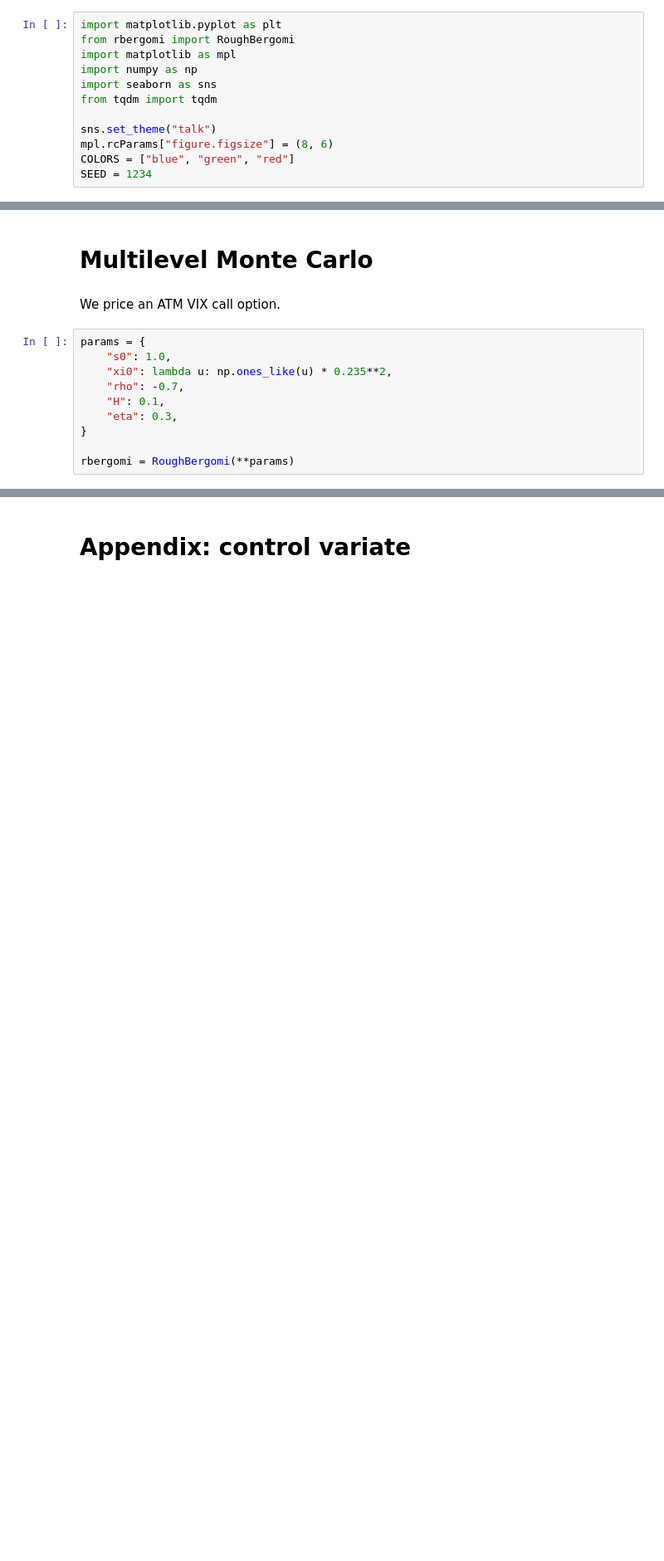
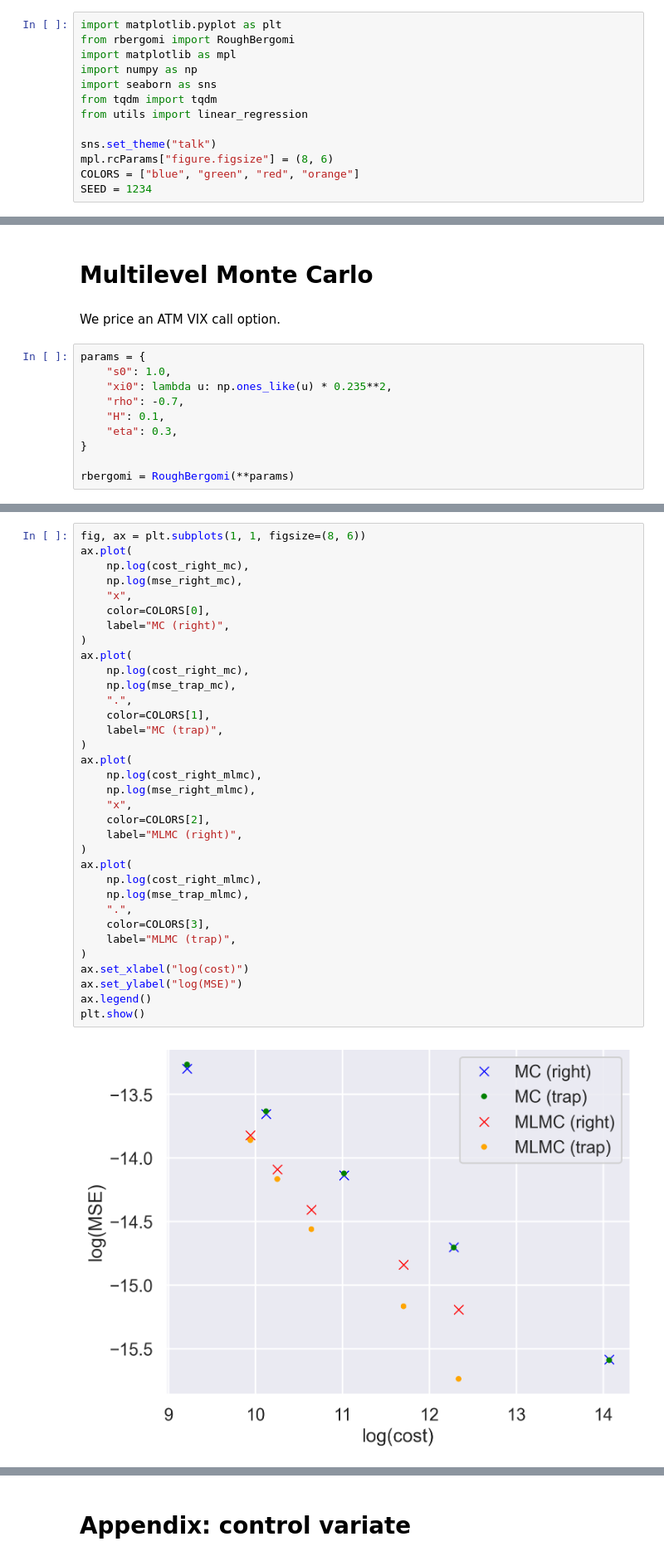
Before and after one commit to fbourgey/rough-bergomi, a Jupyter notebook: vix_mlmc.ipynb, the cells around one changed output, grey strips where cells are left out. Shown at 83% size. Drawn from its saved outputs; the diff is of its cells as text; blank space fills up the shorter version.

Commit message:
fix mlmc

```diff
--- a/vix_mlmc.ipynb
+++ b/vix_mlmc.ipynb
@@ -37,10 +37,11 @@ import matplotlib as mpl
 import numpy as np
 import seaborn as sns
 from tqdm import tqdm
+from utils import linear_regression
 
 sns.set_theme("talk")
 mpl.rcParams["figure.figsize"] = (8, 6)
-COLORS = ["blue", "green", "red"]
+COLORS = ["blue", "green", "red", "orange"]
 SEED = 1234
 # %% [markdown]
 For $n \in \mathbb{N}^*$ timesteps,
@@ -399,0 +425,36 @@ plt.show()
+# %%
+fig, ax = plt.subplots(1, 1, figsize=(8, 6))
+ax.plot(
+    np.log(cost_right_mc),
+    np.log(mse_right_mc),
+    "x",
+    color=COLORS[0],
+    label="MC (right)",
+)
+ax.plot(
+    np.log(cost_right_mc),
+    np.log(mse_trap_mc),
+    ".",
+    color=COLORS[1],
+    label="MC (trap)",
+)
+ax.plot(
+    np.log(cost_right_mlmc),
+    np.log(mse_right_mlmc),
+    "x",
+    color=COLORS[2],
+    label="MLMC (right)",
+)
+ax.plot(
+    np.log(cost_right_mlmc),
+    np.log(mse_trap_mlmc),
+    ".",
+    color=COLORS[3],
+    label="MLMC (trap)",
+)
+ax.set_xlabel("log(cost)")
+ax.set_ylabel("log(MSE)")
+ax.legend()
+plt.show()
+# %% [output]
+[figure, added]
```
Also changed, not shown: parts of 20 cells of this notebook, 2 other files.
